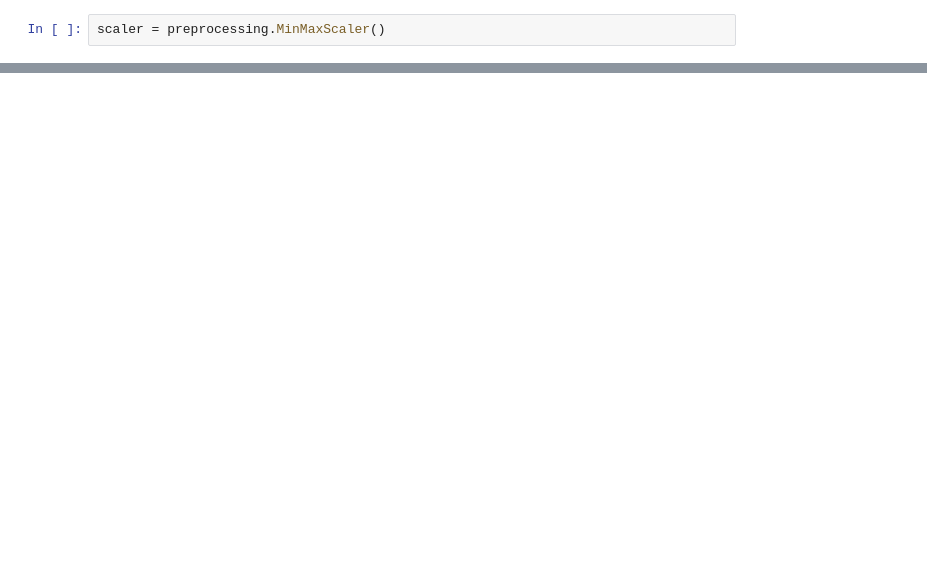
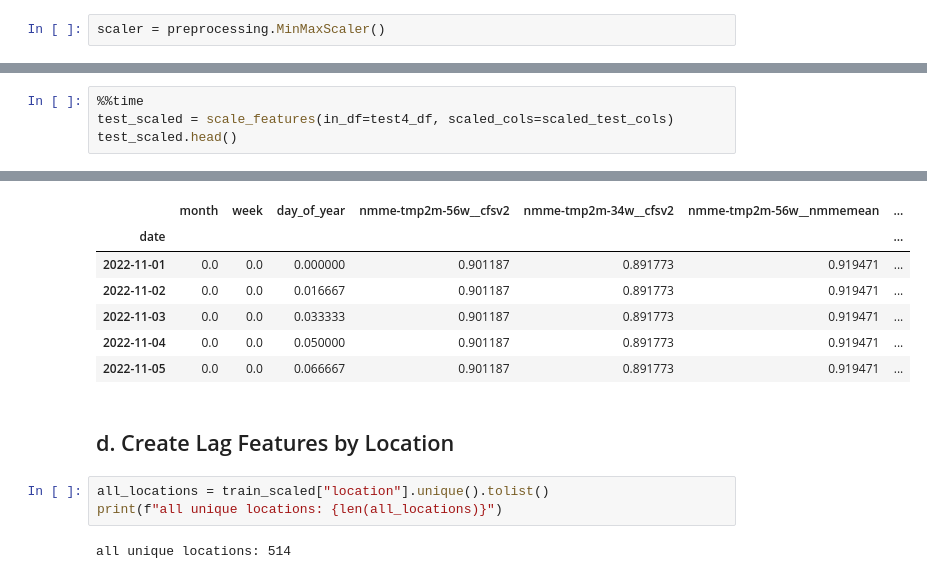
Before and after one commit to ahashmi/wids-2023, a Jupyter notebook: notebooks/wids100_first_draft.ipynb, the cells around one changed output, grey strips where cells are left out. Cells and saved outputs as stored; diff of their text form; blank space fills up the shorter version.

```diff
--- a/notebooks/wids100_first_draft.ipynb
+++ b/notebooks/wids100_first_draft.ipynb
@@ -251,0 +288,5 @@ train_scaled.head()
+# %%
+%%time
+test_scaled = scale_features(in_df=test4_df, scaled_cols=scaled_test_cols)
+test_scaled.head()
+# %% [output]
@@ -251,0 +295,14 @@ train_scaled.head()
+|  | month | week | day_of_year | nmme-tmp2m-56w__cfsv2 | nmme-tmp2m-34w__cfsv2 | nmme-tmp2m-56w__nmmemean | ... |
+| date |  |  |  |  |  |  | ... |
+| 2022-11-01 | 0.0 | 0.0 | 0.000000 | 0.901187 | 0.891773 | 0.919471 | ... |
+| 2022-11-02 | 0.0 | 0.0 | 0.016667 | 0.901187 | 0.891773 | 0.919471 | ... |
+| 2022-11-03 | 0.0 | 0.0 | 0.033333 | 0.901187 | 0.891773 | 0.919471 | ... |
+| 2022-11-04 | 0.0 | 0.0 | 0.050000 | 0.901187 | 0.891773 | 0.919471 | ... |
+| 2022-11-05 | 0.0 | 0.0 | 0.066667 | 0.901187 | 0.891773 | 0.919471 | ... |
+# %% [markdown]
+## d. Create Lag Features by Location
+# %%
+all_locations = train_scaled["location"].unique().tolist()
+print(f"all unique locations: {len(all_locations)}")
+# %% [output]
+all unique locations: 514
```
Also changed, not shown: parts of 72 cells of this notebook, 7 other files.
